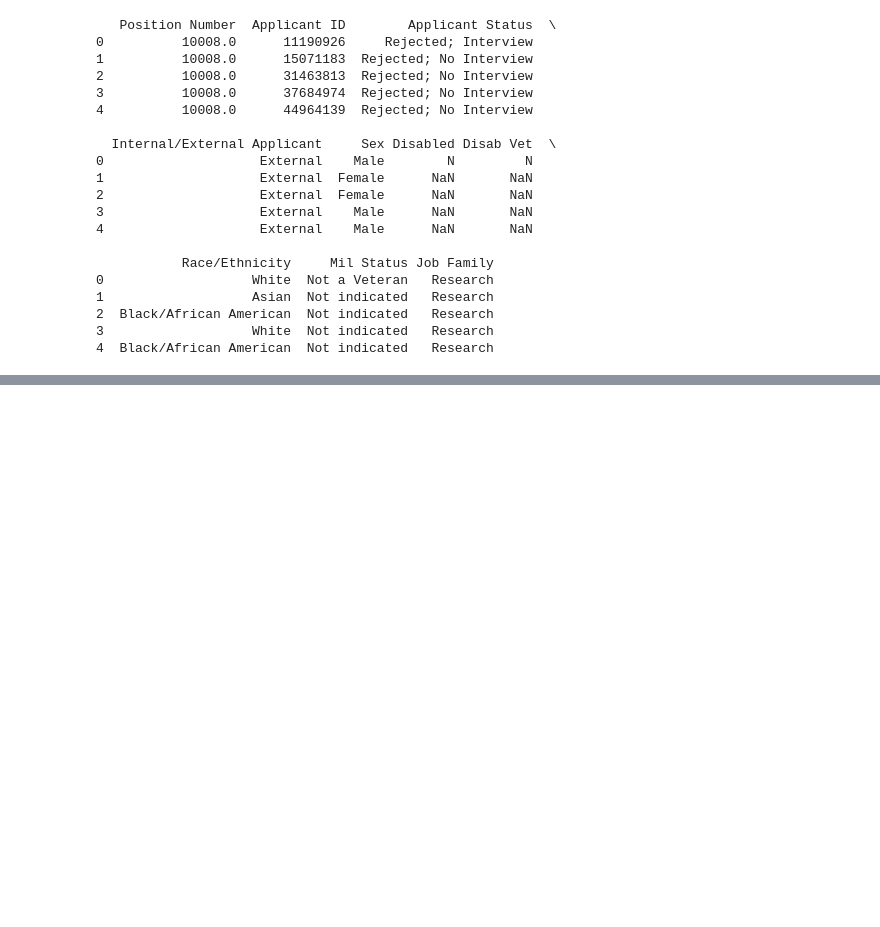
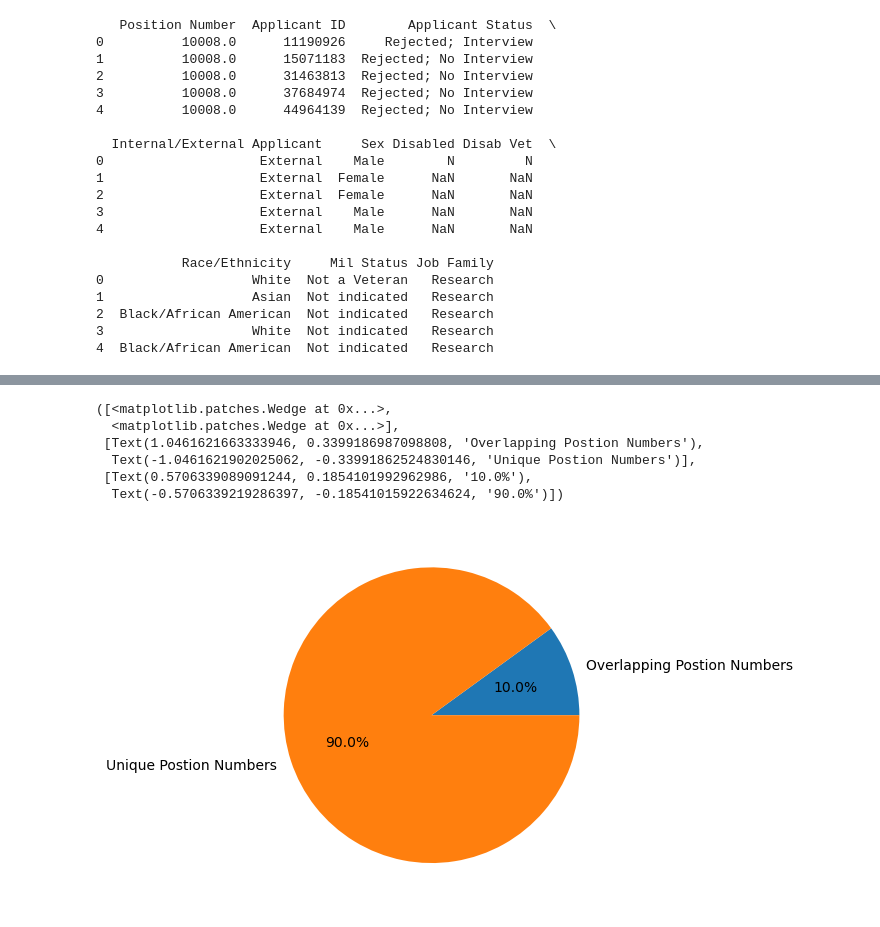
Before and after one commit to aerler101-1/OCR-Dashboard, a Jupyter notebook: OCR_Data_Analyst.ipynb, the cells around one changed output, grey strips where cells are left out. Saved outputs shown, nothing was run; the diff lists cells and outputs as text; code cells hidden in the pictures; blank space fills up the shorter version.

```diff
--- a/OCR_Data_Analyst.ipynb
+++ b/OCR_Data_Analyst.ipynb
@@ -176,3 +178,31 @@ Significant Differences in Demographics by Job Family
 | 20 | Police & Safety | Disabled | Y | 14.29 | 27.45 | -13.17 | ... |
 | 18 | Police & Safety | Sex | Male | 44.23 | 32.98 | 11.25 | ... |
 | 17 | Police & Safety | Sex | Female | 55.77 | 67.02 | -11.25 | ... |
+# %%
+import matplotlib.pyplot as plt
+common_position_numbers = set(applicant_df["Position Number"]).intersection(set(employee_df["Position Number"]))
+
+# Create a subset of the employee data that includes only these Position Numbers
+employee_subset_df = employee_df[employee_df["Position Number"].isin(common_position_numbers)]
+
+# Define the output file path
+employee_subset_file_path = "Redacted_Employee_Data_Subset.csv"
+
+# Save the employee subset to a CSV file
+employee_subset_df.to_csv(employee_subset_file_path, index=False)
+overlap_count = (len(common_position_numbers))
+employee_count = len(employee_df)-(len(common_position_numbers))
+
+labels = 'Overlapping Postion Numbers', 'Unique Postion Numbers'
+sizes = [overlap_count, employee_count]
+
+fig, ax = plt.subplots()
+ax.pie(sizes, labels=labels, autopct='%1.1f%%')
+# %% [output]
+([<matplotlib.patches.Wedge at 0x...>,
+  <matplotlib.patches.Wedge at 0x...>],
+ [Text(1.0461621663333946, 0.3399186987098808, 'Overlapping Postion Numbers'),
+  Text(-1.0461621902025062, -0.33991862524830146, 'Unique Postion Numbers')],
+ [Text(0.5706339089091244, 0.1854101992962986, '10.0%'),
+  Text(-0.5706339219286397, -0.18541015922634624, '90.0%')])
+[figure, added]
```
Also changed, not shown: parts of 3 cells of this notebook.
